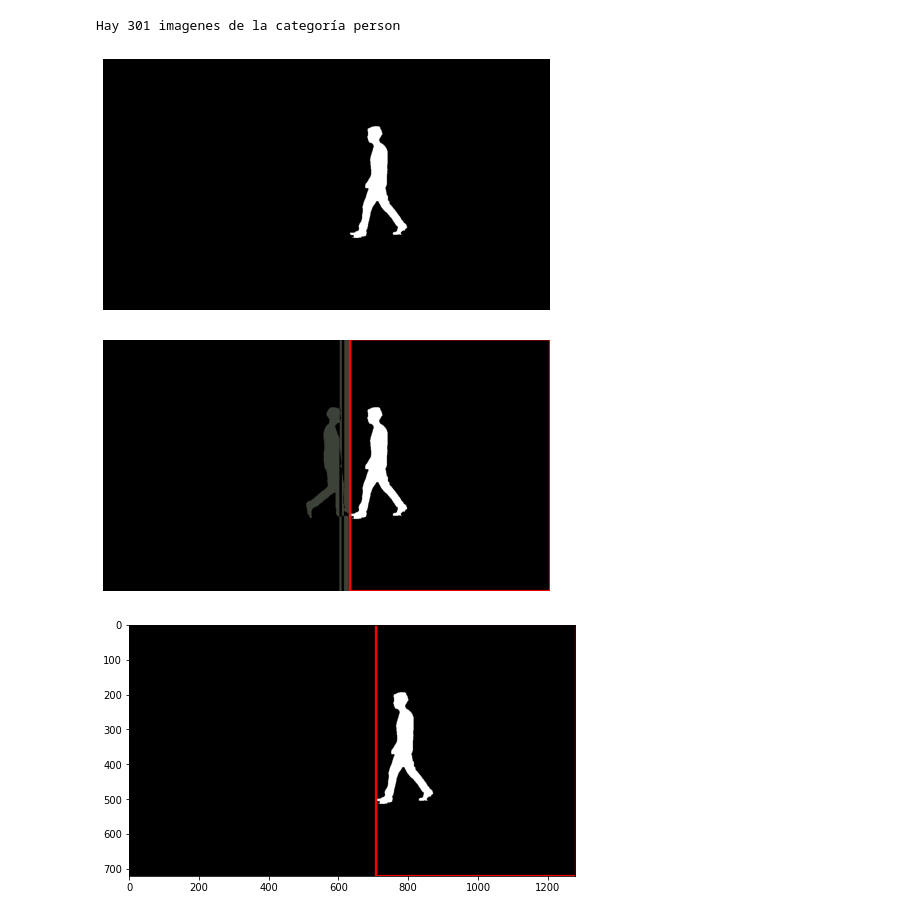
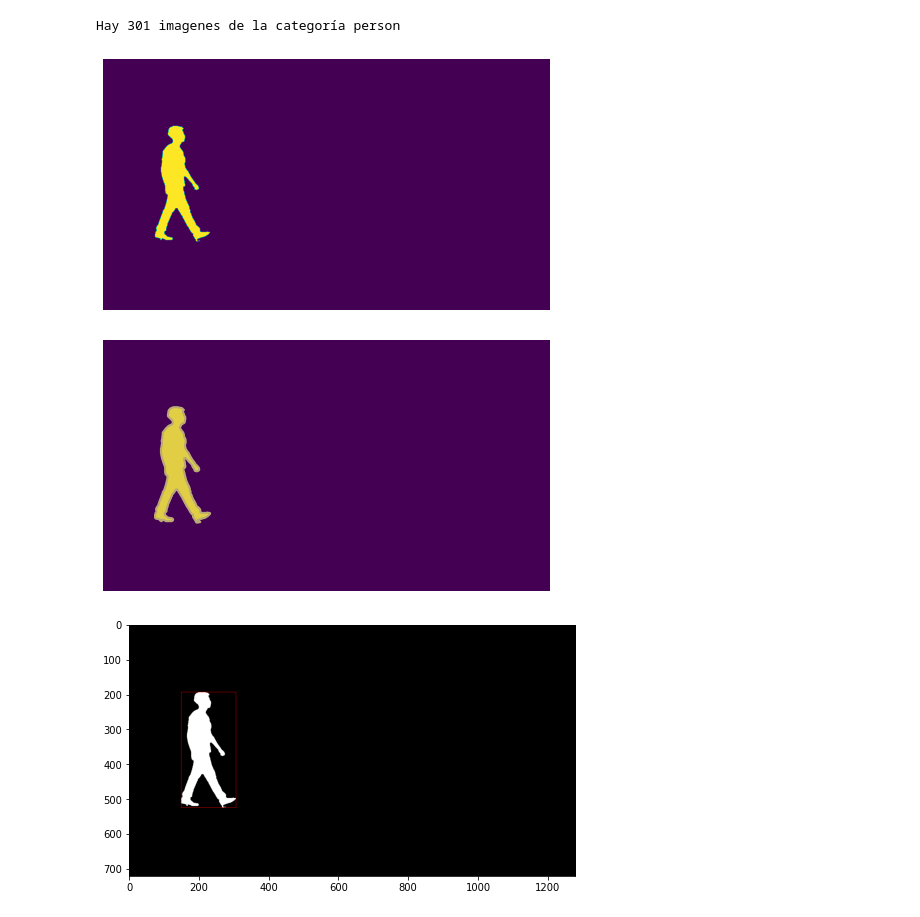
Before and after one commit to JosmarSuarez/Instance_Segmentation_Sandbox, a Jupyter notebook: pycoco_casia.ipynb, the cells around one changed output. Cells and saved outputs as stored; diff of their text form; code cells hidden in the pictures.

```diff
--- a/pycoco_casia.ipynb
+++ b/pycoco_casia.ipynb
@@ -9,7 +9,7 @@ pylab.rcParams['figure.figsize'] = (8.0, 10.0)
 # %%
 dataDir='/home/josmar/proyectos/codes/annotation_tools/'
 #dataType='val2017'
-annFile='{}RLE_ENCODED.json'.format(dataDir) #.format coloca dentro de {} las variables escritas después
+annFile='{}casia.json'.format(dataDir) #.format coloca dentro de {} las variables escritas después
 # %%
 # initialize COCO api for instance annotations
 coco=COCO(annFile)
@@ -47,12 +47,13 @@ Hay 301 imagenes de la categoría person
 # I = io.imread('%s/images/%s/%s'%(dataDir,dataType,img['file_name']))
 # use url to load image
 img_path = "/home/josmar/proyectos/codes/annotation_tools/background_substraction/bin_close_images/input/{}.png".format(img['file_name'].split('.') [0])
+# img_path = "/home/josmar/proyectos/codes/datasets/casia_B1_silhouettes/{}.png".format(img['file_name'].split('.') [0])
 I = io.imread(img_path)
 plt.axis('off')
 plt.imshow(I)
 plt.show()
 # %% [output]
-[figure, old version]
+[figure, new version]
 # %%
 # load and display instance annotations
 plt.imshow(I); plt.axis('off')
@@ -60,26 +61,28 @@ annIds = coco.getAnnIds(imgIds=img['id'], catIds=catIds, iscrowd=None)
 anns = coco.loadAnns(annIds)
 coco.showAnns(anns)
 # %% [output]
-[figure, old version]
+[figure, new version]
 # %%
 import cv2
 for i in anns:
     [x,y,w,h] = i['bbox']
     start_point = (int(x), int(y))
 
     # Ending coordinate, here (220, 220)
     # represents the bottom right corner of rectangle
     end_point = (int(x+w), int(y+h))
 
     # Blue color in BGR
     color = (255, 0, 0)
 
     # Line thickness of 2 px
-    thickness = 5
+    thickness = 1
 
     # Using cv2.rectangle() method
     # Draw a rectangle with blue line borders of thickness of 2 px
+    I= cv2.cvtColor(I, cv2.COLOR_BGR2RGB)
     image = cv2.rectangle(I, start_point, end_point, color, thickness)
-    plt.imshow(I)
+
+    plt.imshow(image)
 # %% [output]
-[figure, old version]
+[figure, new version]
```
Also changed, not shown: parts of 1 cell of this notebook, 8 other files.
